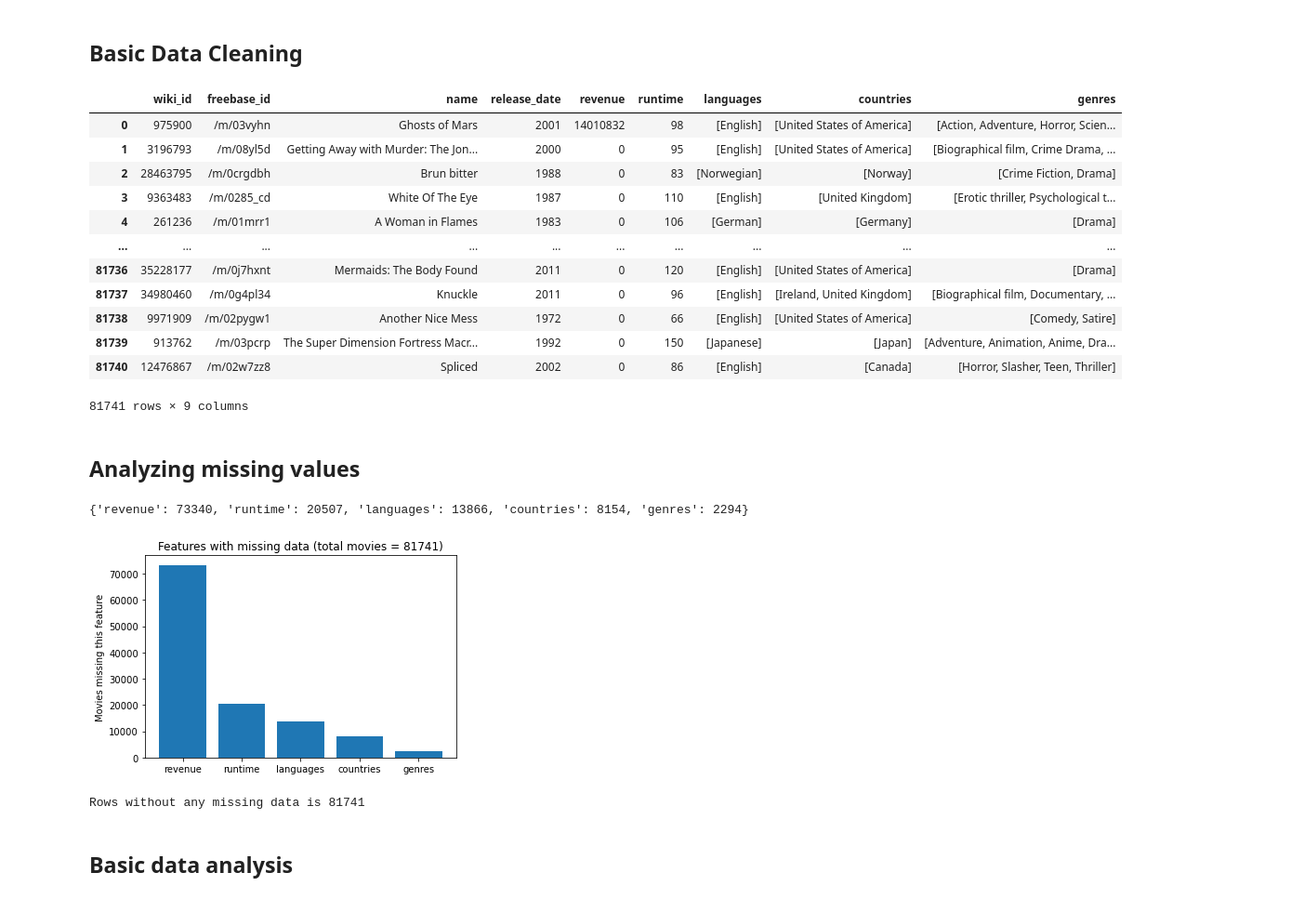
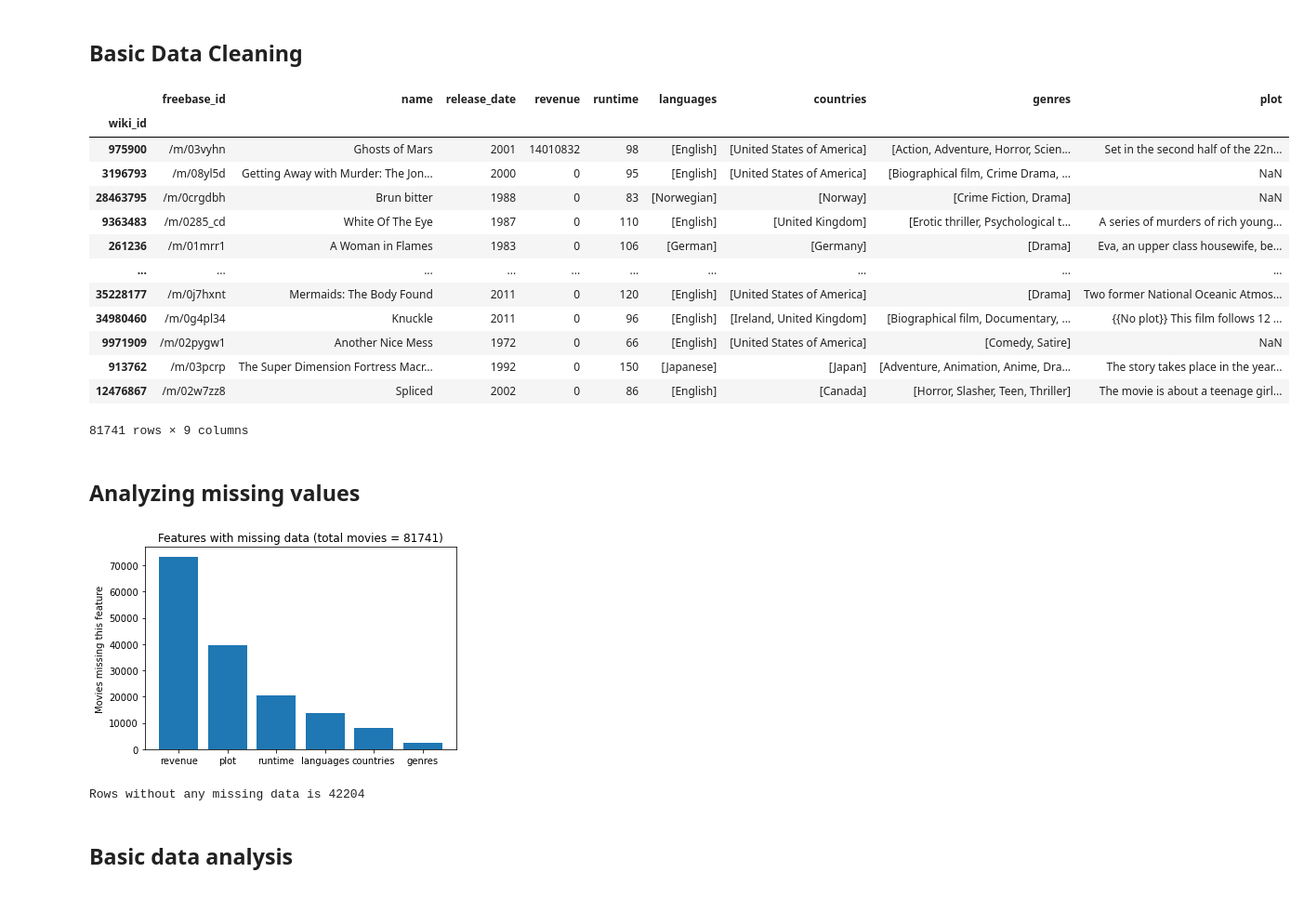
Before and after one commit to epfl-ada/ada-2022-project-adawizardry, a Jupyter notebook: main.ipynb, the cells around one changed output. Shown: that part at 93% size. Drawn from its saved outputs; the diff is of its cells as text; code cells hidden in the pictures.

Commit message:
Add plot summaries data and merge with movies

```diff
--- a/main.ipynb
+++ b/main.ipynb
@@ -31,13 +13,34 @@ name_df = pd.read_csv(
+# %%
+class Data(Enum):
+    MOVIES = "movie.metadata.tsv"
+    PLOTS = "plot_summaries.txt"
+    NAME_CLUSTERS = "name.clusters.txt"
+
+def load_data(type : Data, columns, index_col = ""):
+    return pd.read_csv(
+        f'./rawdata/MovieSummaries/{type.value}',
+        sep="\t",
+        names=columns,
+        index_col=index_col if index_col != "" else columns[0]
+    )
+
+movie_df = load_data(
+    Data.MOVIES,
+    ["wiki_id", "freebase_id", "name", "release_date", "revenue", "runtime", "languages", "countries", "genres"],
+)
+plot_df = load_data(
+    Data.PLOTS,
+    ["wiki_id", "plot"]
+)
+name_df = load_data(
+    Data.NAME_CLUSTERS,
+    ["character_name", "freebase_id"],
+    index_col="freebase_id"
+)
 # %% [markdown]
 ## Basic Data Cleaning
 # %%
 import re
-
-movie_df = pd.read_csv(
-    './rawdata/MovieSummaries/movie.metadata.tsv',
-    sep="\t",
-    names=movie_cols
-)
 
 # Parses the multi value structure of the dataset format into a sorted array of items
 # Returns null values for empty lists as NaN (so all missing values we use are NaN)
@@ -56,46 +59,52 @@ def parse_multi_values(x):
     if not result:
         return []
     return sorted(result)
+
+# Add plot summaries to the movie df
+movie_df = movie_df.join(plot_df)
 
 # Parses the language column specifically by removing "Langauge" from each entry
 def parse_language(languages):
     if not languages or type(languages) != list:
         return []
     return list(map(lambda l : l.replace("Language", "").strip(), languages))
 
 # Parses the date format into an int representing only the year. Values with missing entries are given NaN.
 def parse_date(x):
     if not x or x == np.nan:
         return np.NaN
     return str(x).split("-")[0]
 
 # Parse multi value attributes into arrays
 for attribute in ["languages", "countries", "genres"]:
     movie_df[attribute] = movie_df[attribute].apply(parse_multi_values)
 
 # Remove "Language" from language column
 movie_df["languages"] = movie_df["languages"].apply(parse_language)
 
 # Parse release-date to all use the year as an int (don't need increased granularity right now)
 movie_df["release_date"] = movie_df["release_date"].apply(parse_date)
 
 # Replace missing numeric values with zero and convert to int rather than float
 for col in ["runtime", "revenue"]:
     movie_df[col] = movie_df[col].fillna(0)
     movie_df[col] = movie_df[col].astype(int)
+
+movie_df
 # %% [output]
-|  | wiki_id | freebase_id | name | release_date | revenue | runtime | languages | countries | genres |
-| 0 | 975900 | /m/03vyhn | Ghosts of Mars | 2001 | 14010832 | 98 | [English] | [United States of America] | [Action, Adventure, Horror, Scien... |
-| 1 | 3196793 | /m/08yl5d | Getting Away with Murder: The Jon... | 2000 | 0 | 95 | [English] | [United States of America] | [Biographical film, Crime Drama, ... |
-| 2 | 28463795 | /m/0crgdbh | Brun bitter | 1988 | 0 | 83 | [Norwegian] | [Norway] | [Crime Fiction, Drama] |
-| 3 | 9363483 | /m/0285_cd | White Of The Eye | 1987 | 0 | 110 | [English] | [United Kingdom] | [Erotic thriller, Psychological t... |
-| 4 | 261236 | /m/01mrr1 | A Woman in Flames | 1983 | 0 | 106 | [German] | [Germany] | [Drama] |
+|  | freebase_id | name | release_date | revenue | runtime | languages | countries | genres | plot |
+| wiki_id |  |  |  |  |  |  |  |  |  |
+| 975900 | /m/03vyhn | Ghosts of Mars | 2001 | 14010832 | 98 | [English] | [United States of America] | [Action, Adventure, Horror, Scien... | Set in the second half of the 22n... |
+| 3196793 | /m/08yl5d | Getting Away with Murder: The Jon... | 2000 | 0 | 95 | [English] | [United States of America] | [Biographical film, Crime Drama, ... | NaN |
+| 28463795 | /m/0crgdbh | Brun bitter | 1988 | 0 | 83 | [Norwegian] | [Norway] | [Crime Fiction, Drama] | NaN |
+| 9363483 | /m/0285_cd | White Of The Eye | 1987 | 0 | 110 | [English] | [United Kingdom] | [Erotic thriller, Psychological t... | A series of murders of rich young... |
+| 261236 | /m/01mrr1 | A Woman in Flames | 1983 | 0 | 106 | [German] | [Germany] | [Drama] | Eva, an upper class housewife, be... |
 | ... | ... | ... | ... | ... | ... | ... | ... | ... | ... |
-| 81736 | 35228177 | /m/0j7hxnt | Mermaids: The Body Found | 2011 | 0 | 120 | [English] | [United States of America] | [Drama] |
-| 81737 | 34980460 | /m/0g4pl34 | Knuckle | 2011 | 0 | 96 | [English] | [Ireland, United Kingdom] | [Biographical film, Documentary, ... |
-| 81738 | 9971909 | /m/02pygw1 | Another Nice Mess | 1972 | 0 | 66 | [English] | [United States of America] | [Comedy, Satire] |
-| 81739 | 913762 | /m/03pcrp | The Super Dimension Fortress Macr... | 1992 | 0 | 150 | [Japanese] | [Japan] | [Adventure, Animation, Anime, Dra... |
-| 81740 | 12476867 | /m/02w7zz8 | Spliced | 2002 | 0 | 86 | [English] | [Canada] | [Horror, Slasher, Teen, Thriller] |
+| 35228177 | /m/0j7hxnt | Mermaids: The Body Found | 2011 | 0 | 120 | [English] | [United States of America] | [Drama] | Two former National Oceanic Atmos... |
+| 34980460 | /m/0g4pl34 | Knuckle | 2011 | 0 | 96 | [English] | [Ireland, United Kingdom] | [Biographical film, Documentary, ... | {{No plot}} This film follows 12 ... |
+| 9971909 | /m/02pygw1 | Another Nice Mess | 1972 | 0 | 66 | [English] | [United States of America] | [Comedy, Satire] | NaN |
+| 913762 | /m/03pcrp | The Super Dimension Fortress Macr... | 1992 | 0 | 150 | [Japanese] | [Japan] | [Adventure, Animation, Anime, Dra... | The story takes place in the year... |
+| 12476867 | /m/02w7zz8 | Spliced | 2002 | 0 | 86 | [English] | [Canada] | [Horror, Slasher, Teen, Thriller] | The movie is about a teenage girl... |
 81741 rows × 9 columns
 # %% [markdown]
 ## Analyzing missing values
@@ -110,8 +119,11 @@ def analyze_missing_values(df : pd.DataFrame):
         num_missing = df[col].isna().sum() + (df[col].astype(bool) == False).sum()
         if num_missing > 0:
             missing[col] = num_missing
-    print(missing)
-    plt.bar(list(missing.keys()), list(missing.values()))
+    missing = sorted(missing.items(), key=lambda x: x[1], reverse=True)
+    plt.bar(
+        list(map(lambda x : x[0], missing)),
+        list(map(lambda x : x[1], missing)),
+    )
     plt.title("Features with missing data (total movies = " + str(df.shape[0]) + ")")
     plt.ylabel("Movies missing this feature")
     plt.show()
@@ -122,9 +134,8 @@ def analyze_missing_values(df : pd.DataFrame):
 
 analyze_missing_values(movie_df)
 # %% [output]
+[figure, new version]
-{'revenue': 73340, 'runtime': 20507, 'languages': 13866, 'countries': 8154, 'genres': 2294}
+Rows without any missing data is 42204
-[figure, old version]
-Rows without any missing data is 81741
 # %% [markdown]
 ## Basic data analysis
 # %%
```
Also changed, not shown: parts of 3 cells of this notebook.
